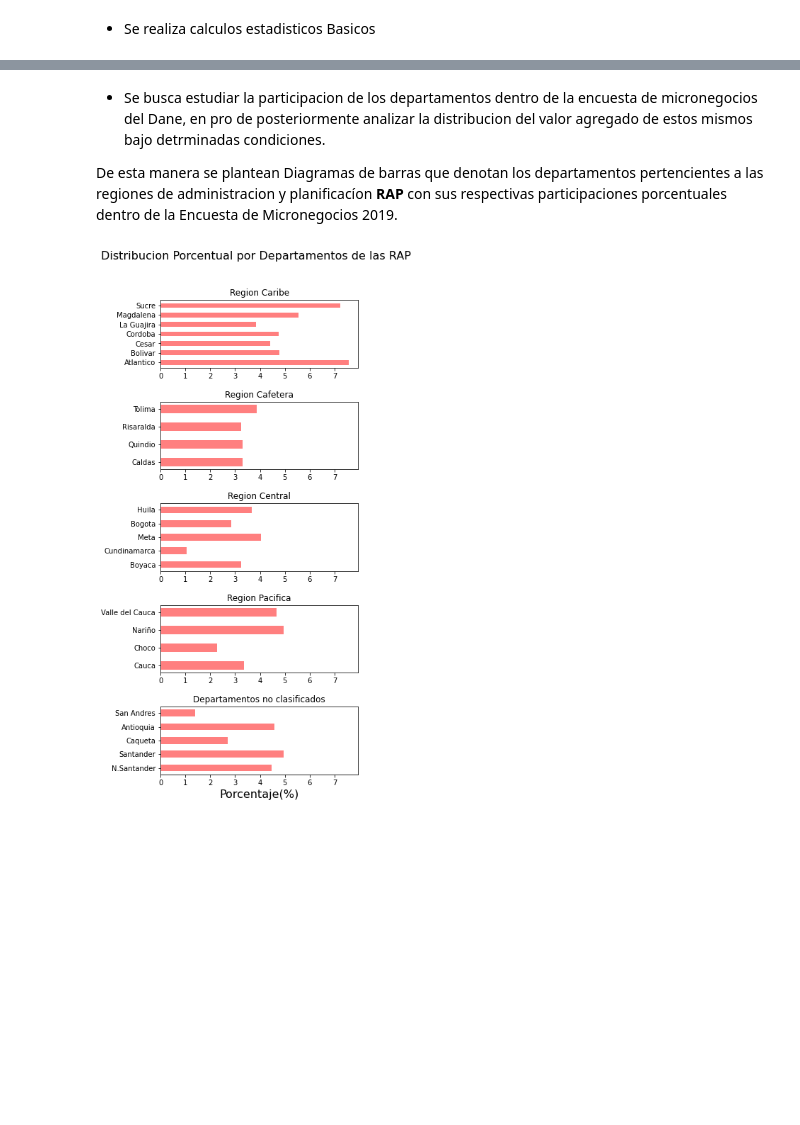
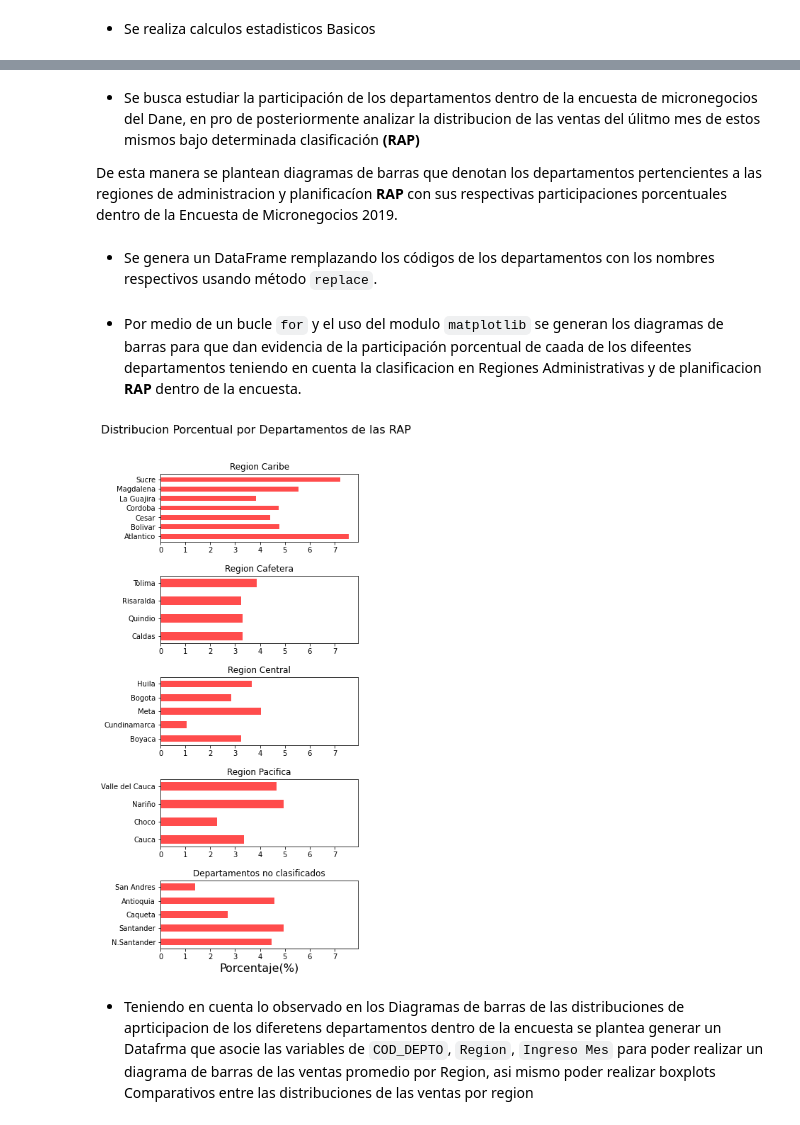
Before and after one commit to santiagov-2001/Team-1-Machine-Learning, a Jupyter notebook: Micronegocios.ipynb, the cells around one changed output, grey strips where cells are left out. Cells and saved outputs as stored; diff of their text form; code cells hidden in the pictures; blank space fills up the shorter version.

````diff
--- a/Micronegocios.ipynb
+++ b/Micronegocios.ipynb
@@ -118,8 +124,10 @@ datos_analisis.describe().drop(columns=["COD_DEPTO","CLASE","Sexo propietario","
 | max | 98.000000 | 2.000000 | 5.000000e+08 | 1.950000e+08 | 1.941000e+08 |
 # %% [markdown]
-* Se busca estudiar la participacion de los departamentos dentro de la encuesta de micronegocios del Dane, en pro de posteriormente analizar la distribucion del valor agregado de estos mismos bajo detrminadas condiciones.
+* Se busca estudiar la participación de los departamentos dentro de la encuesta de micronegocios del Dane, en pro de posteriormente analizar la distribucion de las ventas del úlitmo mes de estos mismos bajo determinada clasificación **(RAP)**
 
-De esta manera se plantean Diagramas de barras que denotan los departamentos pertencientes a las regiones de administracion y planificacíon **RAP** con sus respectivas participaciones porcentuales dentro de la Encuesta de Micronegocios 2019.
+De esta manera se plantean diagramas de barras que denotan los departamentos pertencientes a las regiones de administracion y planificacíon **RAP** con sus respectivas participaciones porcentuales dentro de la Encuesta de Micronegocios 2019.
+# %% [markdown]
+* Se genera un DataFrame remplazando los códigos de los departamentos con los nombres respectivos usando método ```replace```.
 # %%
 datos_depto=datos_analisis["COD_DEPTO"].replace({5:"Antioquia",8:"Atlantico",11:"Bogota",13:"Bolivar",15:"Boyaca",\
                         17:"Caldas",18:"Caqueta",19:"Cauca",20:"Cesar",23:"Cordoba",\
@@ -127,36 +135,40 @@ datos_depto=datos_analisis["COD_DEPTO"].replace({5:"Antioquia",8:"Atlantico",11:
                         50:"Meta",52:"Nariño",54:"N.Santander",63:"Quindio",\
                         66:"Risaralda",68:"Santander",70:"Sucre",73:"Tolima",76:"Valle del Cauca",
                         88:"San Andres"})
+# %% [markdown]
+* Por medio de un bucle ```for``` y el uso del modulo ```matplotlib``` se generan los diagramas de barras para que dan evidencia de la participación porcentual de caada de los difeentes departamentos teniendo en cuenta la clasificacion en Regiones Administrativas y de planificacion **RAP** dentro de la encuesta.
 # %%
 
 datos=datos_depto.value_counts()
 
 regiones_str=["Region Caribe","Region Cafetera","Region Central","Region Pacifica","Departamentos no clasificados"]
 region_caribe=["Atlantico","Bolivar","Cesar","Cordoba","La Guajira","Magdalena","Sucre"]
 region_cafetera=["Caldas","Quindio","Risaralda","Tolima"]
 region_central=["Boyaca","Cundinamarca","Meta","Bogota","Huila"]
 region_pacifica=["Cauca","Choco","Nariño","Valle del Cauca"]
 otros_deptos=["N.Santander","Santander","Caqueta","Antioquia","San Andres"]
 regiones=[region_caribe,region_cafetera,region_central,region_pacifica,otros_deptos]
 
 fig, ax = plt.subplots(5, sharex=True)
 fig.set_size_inches(5,12)
 plt.subplots_adjust(hspace = 0.5)
 fig.subplots_adjust(top=0.9)
 fig.suptitle("Distribucion Porcentual por Departamentos de las RAP", fontsize=16)
 
 for i in range(5):
   ax[i].barh(datos[regiones[i]].index,list(map(lambda x:x*(1/86969),list(datos[regiones[i]].values*100)))\
-             ,linewidth=0.1,height=0.5,color="red",alpha=0.5)
+             ,linewidth=0.1,height=0.5,color="red",alpha=0.7)
   ax[i].set_title(regiones_str[i])
   ax[i].xaxis.set_tick_params(which='both', labelbottom=True)
 
 ax[4].set_xlabel("Porcentaje(%)",fontsize=16)
 
 ax[0].xaxis.set_tick_params(which='both', labelbottom=True)
 plt.show()
 # %% [output]
-[figure, old version]
+[figure, new version]
+# %% [markdown]
+* Teniendo en cuenta lo observado en los Diagramas de barras de las distribuciones de aprticipacion de los diferetens departamentos dentro de la encuesta se plantea generar un Datafrma que asocie las variables de ```COD_DEPTO```, ```Region```, ```Ingreso Mes``` para poder realizar un diagrama de barras de las ventas promedio por Region, asi mismo poder realizar boxplots Comparativos entre las distribuciones de las ventas por region
 # %%
 datos_depto_2=pd.DataFrame(datos_depto)
 datos_depto_2["Region"]=datos_depto.replace({"Valle del Cauca":"Pacifica","Atlantico":"Caribe",\
````
Also changed, not shown: parts of 58 cells of this notebook.
